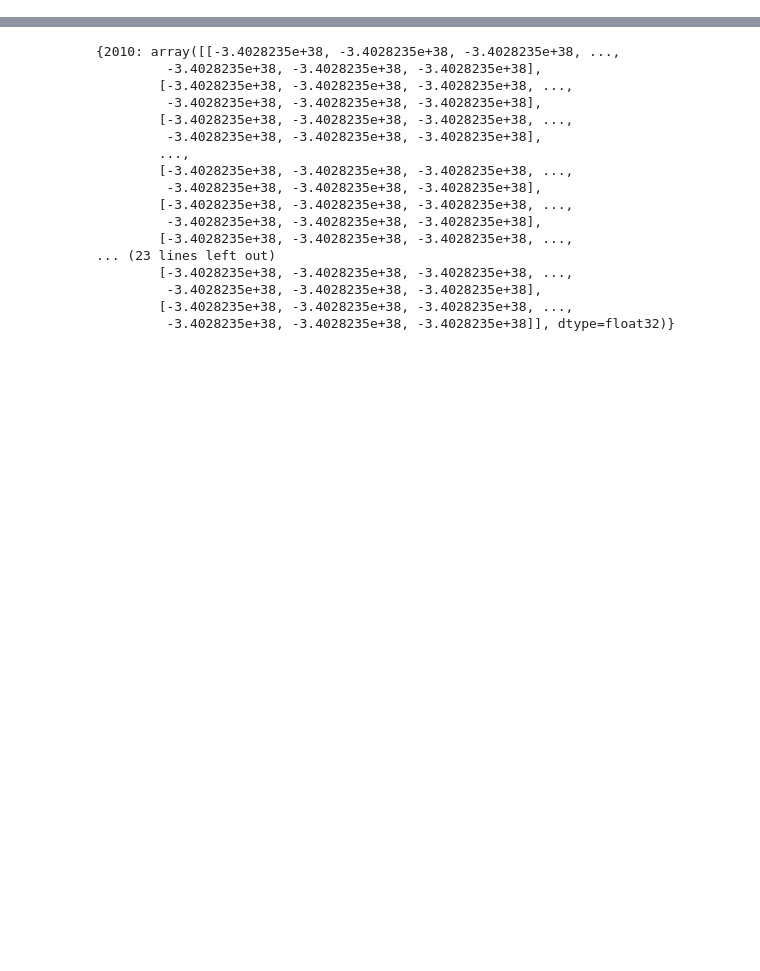
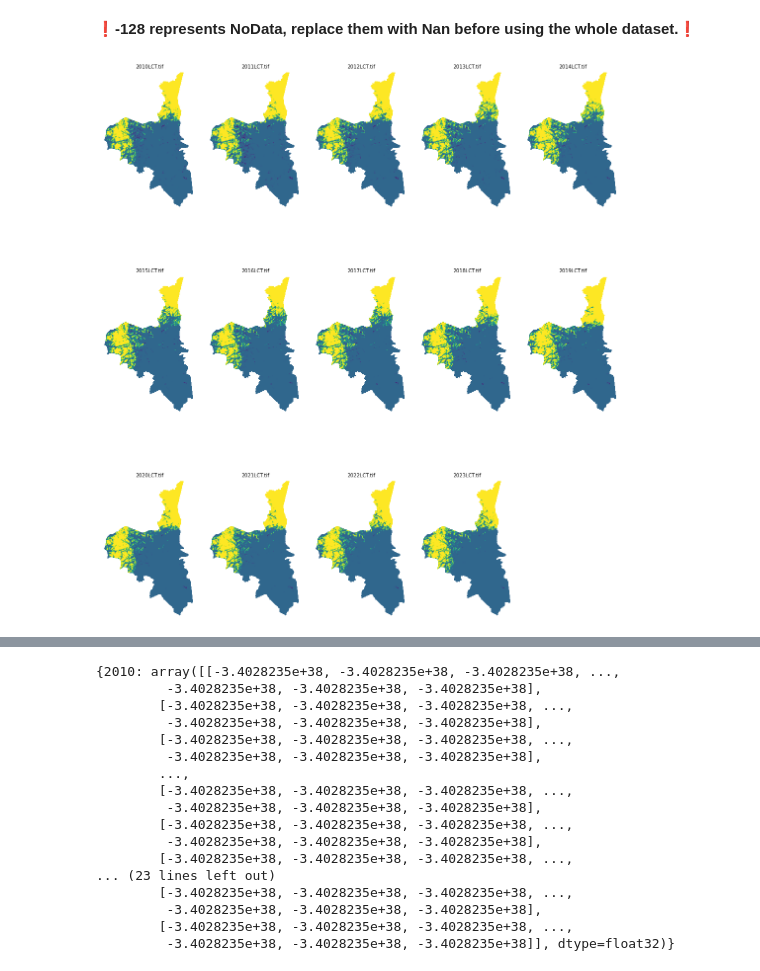
Before and after one commit to SourabhMulik/START_Hackathon, a Jupyter notebook: EDA.ipynb, the cells around one changed output, grey strips where cells are left out. Cells and saved outputs as stored; diff of their text form; code cells hidden in the pictures; blank space fills up the shorter version.

```diff
--- a/EDA.ipynb
+++ b/EDA.ipynb
@@ -363,0 +228,7 @@ Error processing Datasets_Hackathon\Gridded_Population_Density_Data\Assaba_Pop_2
+# %% [markdown]
+**❗️-128 represents NoData, replace them with Nan before using the whole dataset.❗️**
+# %%
+# visualize all land cover type data
+read_all('Datasets_Hackathon/Land_Cover_Data/', 5, '.tif')
+# %% [output]
+[figure, added]
```
Also changed, not shown: parts of 63 cells of this notebook, 1 other file.
